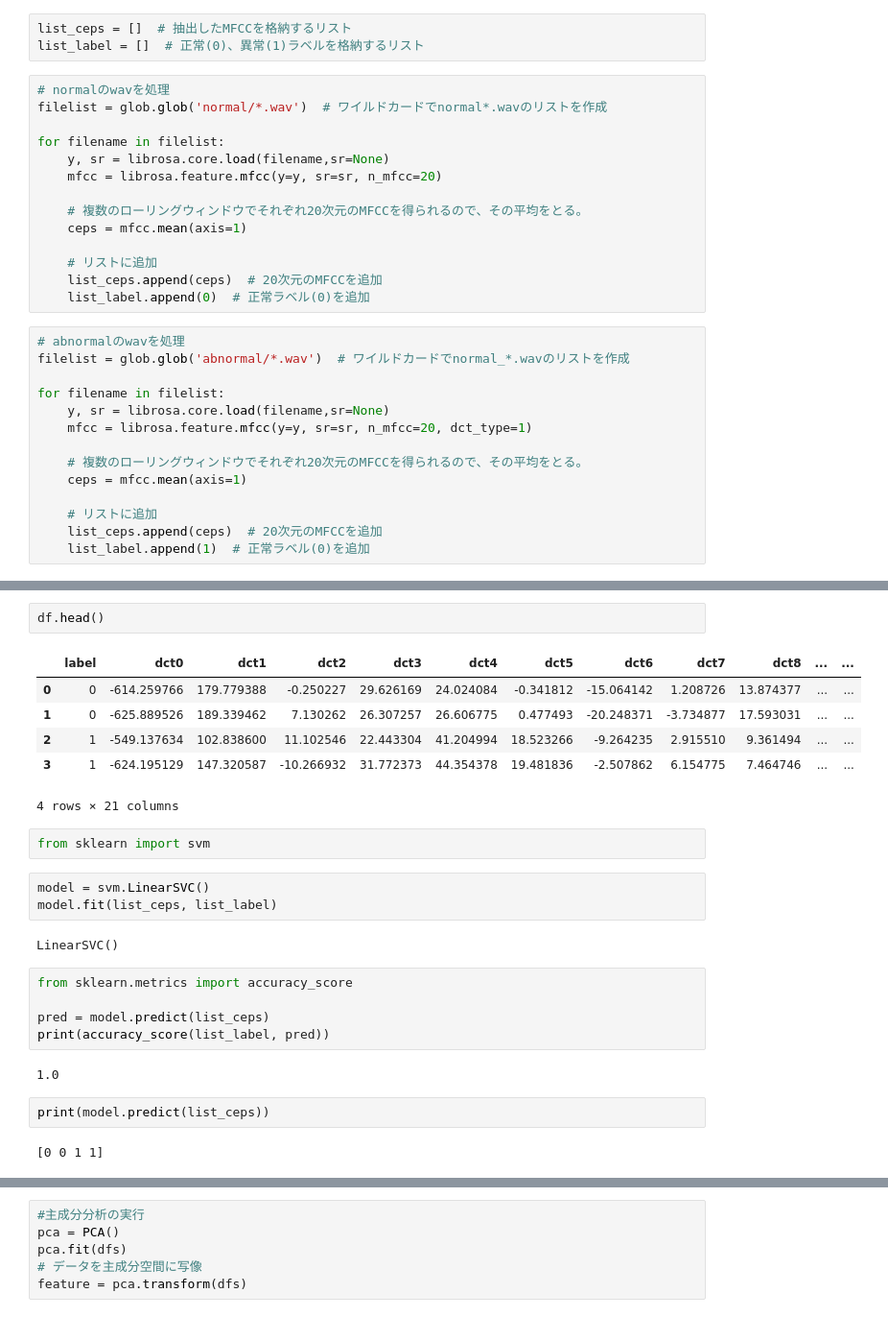
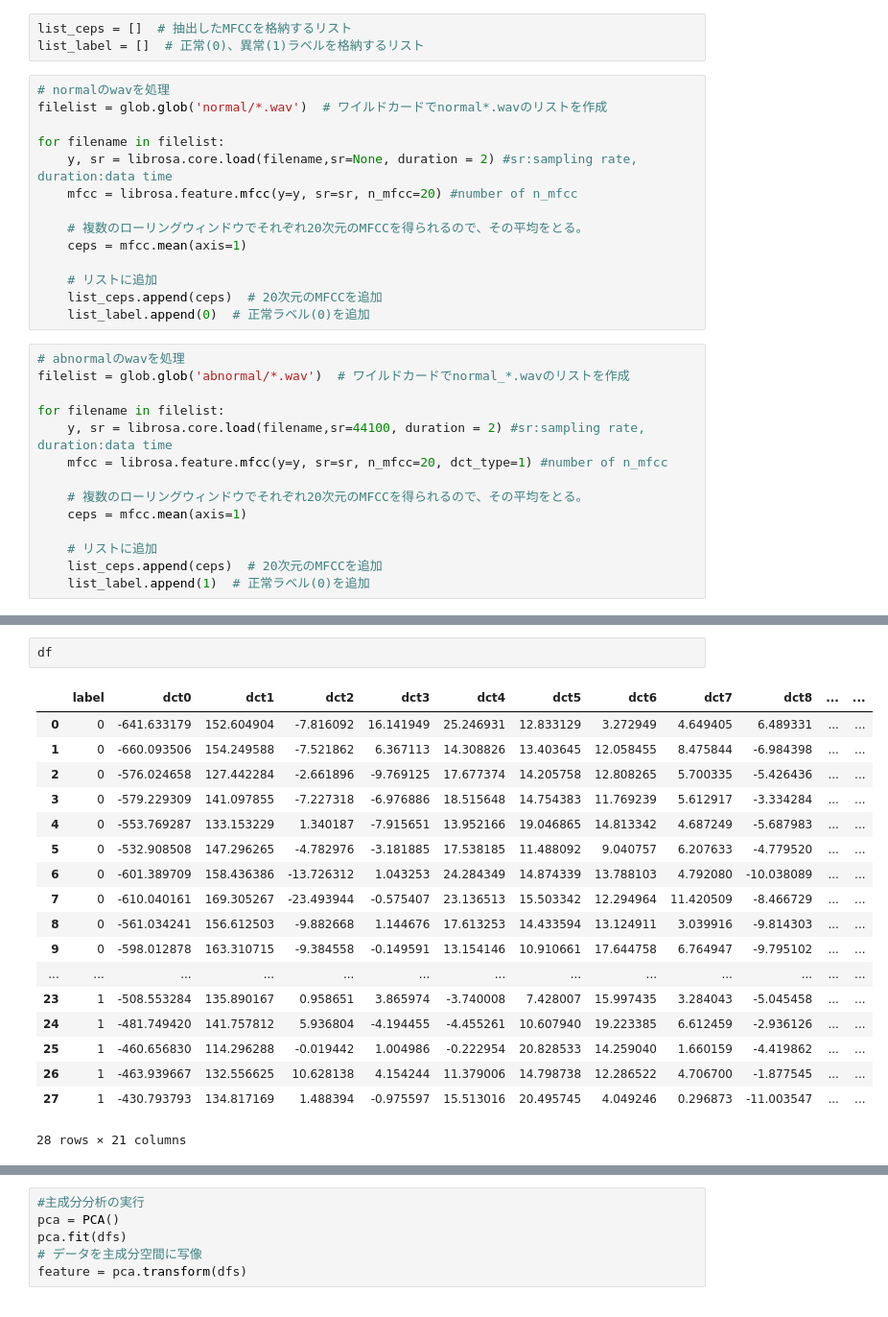
Before and after one commit to tomoyuki-a-11-8/pyaudio_test, a Jupyter notebook: mfcc_test.ipynb, the cells around one changed output, grey strips where cells are left out. Shown at 96% size. Drawn from its saved outputs; the diff is of its cells as text.

```diff
--- a/mfcc_test.ipynb
+++ b/mfcc_test.ipynb
@@ -10,8 +29,8 @@ list_label = []  # 正常(0)、異常(1)ラベルを格納するリスト
 filelist = glob.glob('normal/*.wav')  # ワイルドカードでnormal*.wavのリストを作成
 
 for filename in filelist:
-    y, sr = librosa.core.load(filename,sr=None)
-    mfcc = librosa.feature.mfcc(y=y, sr=sr, n_mfcc=20)
+    y, sr = librosa.core.load(filename,sr=None, duration = 2) #sr:sampling rate, duration:data time
+    mfcc = librosa.feature.mfcc(y=y, sr=sr, n_mfcc=20) #number of n_mfcc
 
     # 複数のローリングウィンドウでそれぞれ20次元のMFCCを得られるので、その平均をとる。
     ceps = mfcc.mean(axis=1)
@@ -24,8 +43,8 @@ for filename in filelist:
 filelist = glob.glob('abnormal/*.wav')  # ワイルドカードでnormal_*.wavのリストを作成
 
 for filename in filelist:
-    y, sr = librosa.core.load(filename,sr=None)
-    mfcc = librosa.feature.mfcc(y=y, sr=sr, n_mfcc=20, dct_type=1)
+    y, sr = librosa.core.load(filename,sr=44100, duration = 2) #sr:sampling rate, duration:data time
+    mfcc = librosa.feature.mfcc(y=y, sr=sr, n_mfcc=20, dct_type=1) #number of n_mfcc
 
     # 複数のローリングウィンドウでそれぞれ20次元のMFCCを得られるので、その平均をとる。
     ceps = mfcc.mean(axis=1)
@@ -53,28 +72,22 @@ df_label = pd.DataFrame(list_label, columns=['label'])
 df = pd.concat([df_label, df_ceps], axis = 1)
 # %%
-df.head()
+df
 # %% [output]
 |  | label | dct0 | dct1 | dct2 | dct3 | dct4 | dct5 | dct6 | dct7 | dct8 | ... | ... |
-| 0 | 0 | -614.259766 | 179.779388 | -0.250227 | 29.626169 | 24.024084 | -0.341812 | -15.064142 | 1.208726 | 13.874377 | ... | ... |
-| 1 | 0 | -625.889526 | 189.339462 | 7.130262 | 26.307257 | 26.606775 | 0.477493 | -20.248371 | -3.734877 | 17.593031 | ... | ... |
-| 2 | 1 | -549.137634 | 102.838600 | 11.102546 | 22.443304 | 41.204994 | 18.523266 | -9.264235 | 2.915510 | 9.361494 | ... | ... |
-| 3 | 1 | -624.195129 | 147.320587 | -10.266932 | 31.772373 | 44.354378 | 19.481836 | -2.507862 | 6.154775 | 7.464746 | ... | ... |
+| 0 | 0 | -641.633179 | 152.604904 | -7.816092 | 16.141949 | 25.246931 | 12.833129 | 3.272949 | 4.649405 | 6.489331 | ... | ... |
+| 1 | 0 | -660.093506 | 154.249588 | -7.521862 | 6.367113 | 14.308826 | 13.403645 | 12.058455 | 8.475844 | -6.984398 | ... | ... |
+| 2 | 0 | -576.024658 | 127.442284 | -2.661896 | -9.769125 | 17.677374 | 14.205758 | 12.808265 | 5.700335 | -5.426436 | ... | ... |
+| 3 | 0 | -579.229309 | 141.097855 | -7.227318 | -6.976886 | 18.515648 | 14.754383 | 11.769239 | 5.612917 | -3.334284 | ... | ... |
+| 4 | 0 | -553.769287 | 133.153229 | 1.340187 | -7.915651 | 13.952166 | 19.046865 | 14.813342 | 4.687249 | -5.687983 | ... | ... |
+| 5 | 0 | -532.908508 | 147.296265 | -4.782976 | -3.181885 | 17.538185 | 11.488092 | 9.040757 | 6.207633 | -4.779520 | ... | ... |
+| 6 | 0 | -601.389709 | 158.436386 | -13.726312 | 1.043253 | 24.284349 | 14.874339 | 13.788103 | 4.792080 | -10.038089 | ... | ... |
+| 7 | 0 | -610.040161 | 169.305267 | -23.493944 | -0.575407 | 23.136513 | 15.503342 | 12.294964 | 11.420509 | -8.466729 | ... | ... |
+| 8 | 0 | -561.034241 | 156.612503 | -9.882668 | 1.144676 | 17.613253 | 14.433594 | 13.124911 | 3.039916 | -9.814303 | ... | ... |
+| 9 | 0 | -598.012878 | 163.310715 | -9.384558 | -0.149591 | 13.154146 | 10.910661 | 17.644758 | 6.764947 | -9.795102 | ... | ... |
+| ... | ... | ... | ... | ... | ... | ... | ... | ... | ... | ... | ... | ... |
+| 23 | 1 | -508.553284 | 135.890167 | 0.958651 | 3.865974 | -3.740008 | 7.428007 | 15.997435 | 3.284043 | -5.045458 | ... | ... |
+| 24 | 1 | -481.749420 | 141.757812 | 5.936804 | -4.194455 | -4.455261 | 10.607940 | 19.223385 | 6.612459 | -2.936126 | ... | ... |
+| 25 | 1 | -460.656830 | 114.296288 | -0.019442 | 1.004986 | -0.222954 | 20.828533 | 14.259040 | 1.660159 | -4.419862 | ... | ... |
+| 26 | 1 | -463.939667 | 132.556625 | 10.628138 | 4.154244 | 11.379006 | 14.798738 | 12.286522 | 4.706700 | -1.877545 | ... | ... |
+| 27 | 1 | -430.793793 | 134.817169 | 1.488394 | -0.975597 | 15.513016 | 20.495745 | 4.049246 | 0.296873 | -11.003547 | ... | ... |
-4 rows × 21 columns
+28 rows × 21 columns
-# %%
-from sklearn import svm
-# %%
-model = svm.LinearSVC()
-model.fit(list_ceps, list_label)
-# %% [output]
-LinearSVC()
-# %%
-from sklearn.metrics import accuracy_score
-
-pred = model.predict(list_ceps)
-print(accuracy_score(list_label, pred))
-# %% [output]
-1.0
-# %%
-print(model.predict(list_ceps))
-# %% [output]
-[0 0 1 1]
```
Also changed, not shown: parts of 20 cells of this notebook, 36 other files.
